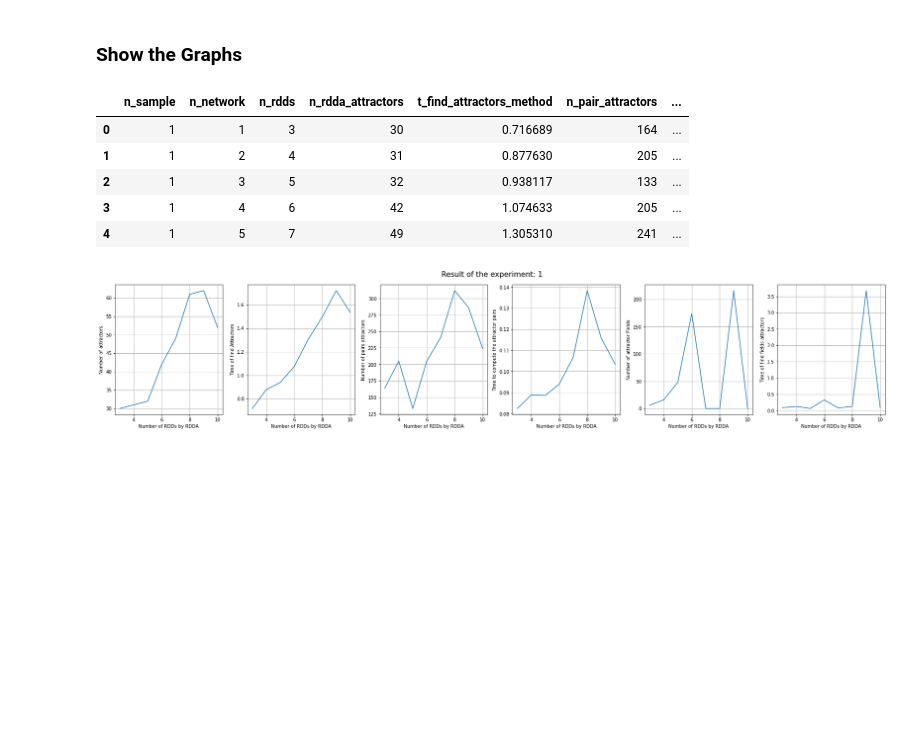
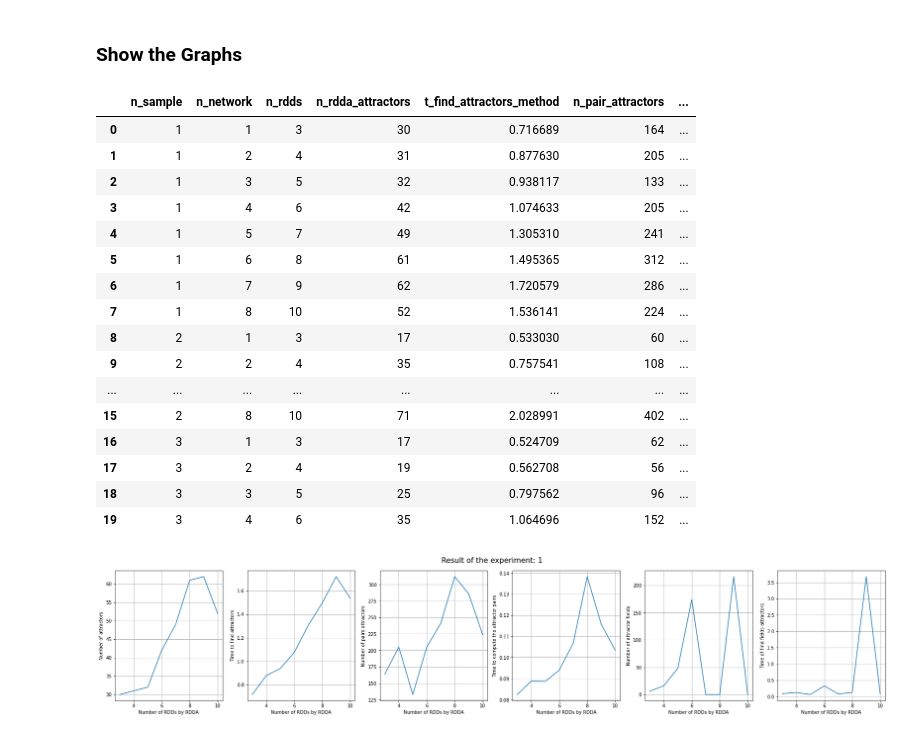
Before and after one commit to crptcusco/SynEstCBN, a Jupyter notebook: experiments_doctoral_qualification/exp1_network_growth_analysis.ipynb, the cells around one changed output. Saved outputs shown, nothing was run; the diff lists cells and outputs as text; code cells hidden in the pictures; blank space fills up the shorter version.

```diff
--- a/experiments_doctoral_qualification/exp1_network_growth_analysis.ipynb
+++ b/experiments_doctoral_qualification/exp1_network_growth_analysis.ipynb
@@ -5,15 +5,31 @@
 # %%
 import pandas as pd
 # Read the csv
 df = pd.read_csv("exp1_network_growth_data.csv")
-df.head()
+df.head(20)
+# MELHOR 100 EXECUCOES SAMPLES
+# # de RDDS 10 ou ate 20
+# Tutorial Visualiçao cientifica
+# Segmento de tempo menores (bins)
+# Plotar media e Mediana no Boxplot.
 # %% [output]
 |  | n_sample | n_network | n_rdds | n_rdda_attractors | t_find_attractors_method | n_pair_attractors | ... |
 | 0 | 1 | 1 | 3 | 30 | 0.716689 | 164 | ... |
 | 1 | 1 | 2 | 4 | 31 | 0.877630 | 205 | ... |
 | 2 | 1 | 3 | 5 | 32 | 0.938117 | 133 | ... |
 | 3 | 1 | 4 | 6 | 42 | 1.074633 | 205 | ... |
 | 4 | 1 | 5 | 7 | 49 | 1.305310 | 241 | ... |
+| 5 | 1 | 6 | 8 | 61 | 1.495365 | 312 | ... |
+| 6 | 1 | 7 | 9 | 62 | 1.720579 | 286 | ... |
+| 7 | 1 | 8 | 10 | 52 | 1.536141 | 224 | ... |
+| 8 | 2 | 1 | 3 | 17 | 0.533030 | 60 | ... |
+| 9 | 2 | 2 | 4 | 35 | 0.757541 | 108 | ... |
+| ... | ... | ... | ... | ... | ... | ... | ... |
+| 15 | 2 | 8 | 10 | 71 | 2.028991 | 402 | ... |
+| 16 | 3 | 1 | 3 | 17 | 0.524709 | 62 | ... |
+| 17 | 3 | 2 | 4 | 19 | 0.562708 | 56 | ... |
+| 18 | 3 | 3 | 5 | 25 | 0.797562 | 96 | ... |
+| 19 | 3 | 4 | 6 | 35 | 1.064696 | 152 | ... |
 # %%
 import matplotlib.pyplot as plt
 import numpy as np
```
Also changed, not shown: parts of 1 cell of this notebook, 1 other file.
